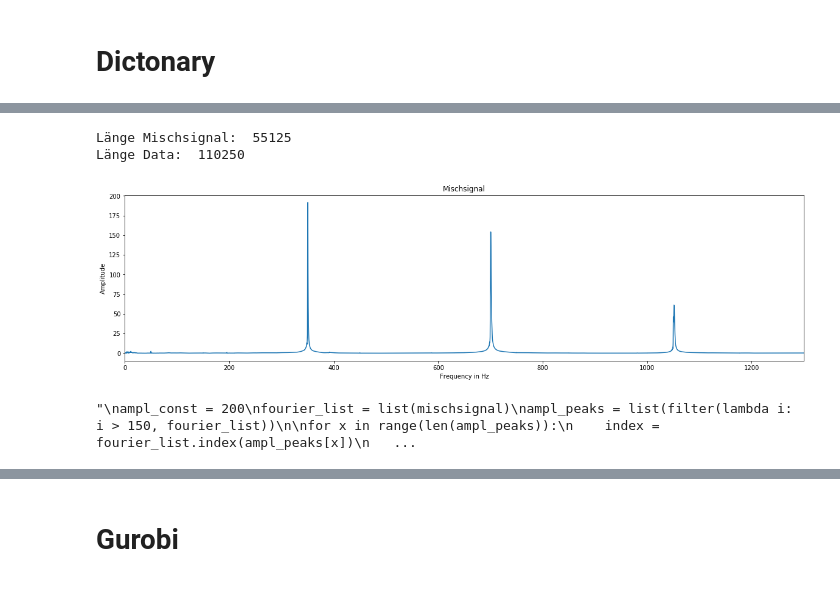
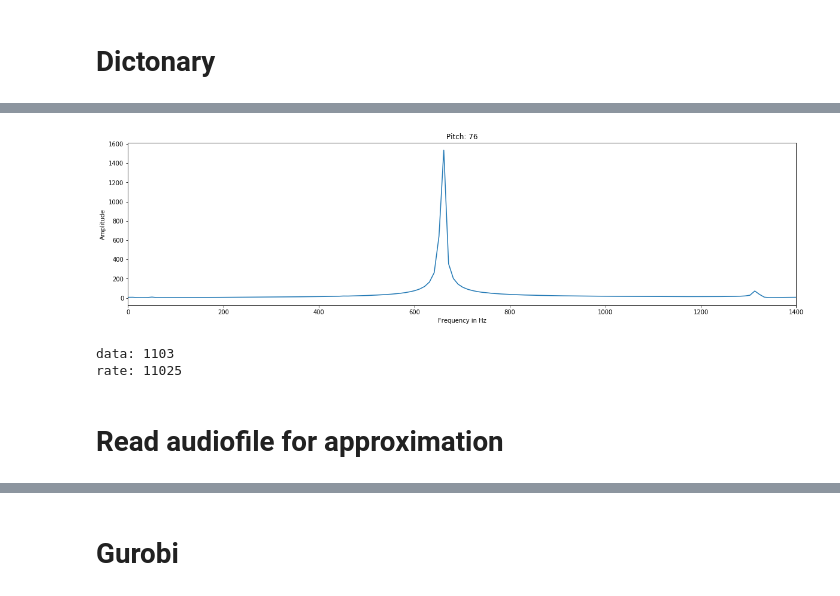
Before and after one commit to deiruch/AMt, a Jupyter notebook: AMt.ipynb, the cells around one changed output, grey strips where cells are left out. Drawn from its saved outputs; the diff is of its cells as text; code cells hidden in the pictures.

```diff
--- a/AMt.ipynb
+++ b/AMt.ipynb
@@ -93 +141,12 @@ for filename in glob.glob(os.path.join(path_xml, '*.xml')):
+# %%
+tone = 77
+plot_freq_domain(ref_note[tone]['freq'], ref_note[tone]['fourier'], 'Pitch: %g' %ref_note[tone]['pitch'])
+print('data:', len(ref_note[tone]['data']))
+print('rate:', ref_note[tone]['rate'])
+# %% [output]
+[figure, added]
+data: 1103
+rate: 11025
+# %% [markdown]
+# Read audiofile for approximation
 # %%
@@ -106,24 +162,0 @@ freq, mischsignal = fourier_trans(data_chord, rate_chord, 1, 1.2)
-# %%
-print('Länge Mischsignal: ', len(mischsignal))
-print('Länge Data: ', len(data_chord))
-# %% [output]
-Länge Mischsignal:  55125
-Länge Data:  110250
-# %%
-# plot mischsignal
-plot_freq_domain(freq, mischsignal, 'Mischsignal')
-# %% [output]
-[figure, removed]
-# %%
-'''
-ampl_const = 200
-fourier_list = list(mischsignal)
-ampl_peaks = list(filter(lambda i: i > 150, fourier_list))
-
-for x in range(len(ampl_peaks)):
-    index = fourier_list.index(ampl_peaks[x])
-    print('Frequenz bei Index {0}: {1}Hz mit einer Amplitude von: {2:0.2f}dB'
-          .format(index, freq[index], ampl_peaks[x]))
-'''
-# %% [output]
-"\nampl_const = 200\nfourier_list = list(mischsignal)\nampl_peaks = list(filter(lambda i: i > 150, fourier_list))\n\nfor x in range(len(ampl_peaks)):\n    index = fourier_list.index(ampl_peaks[x])\n   ...
```
Also changed, not shown: parts of 11 cells of this notebook, 2 other files.
